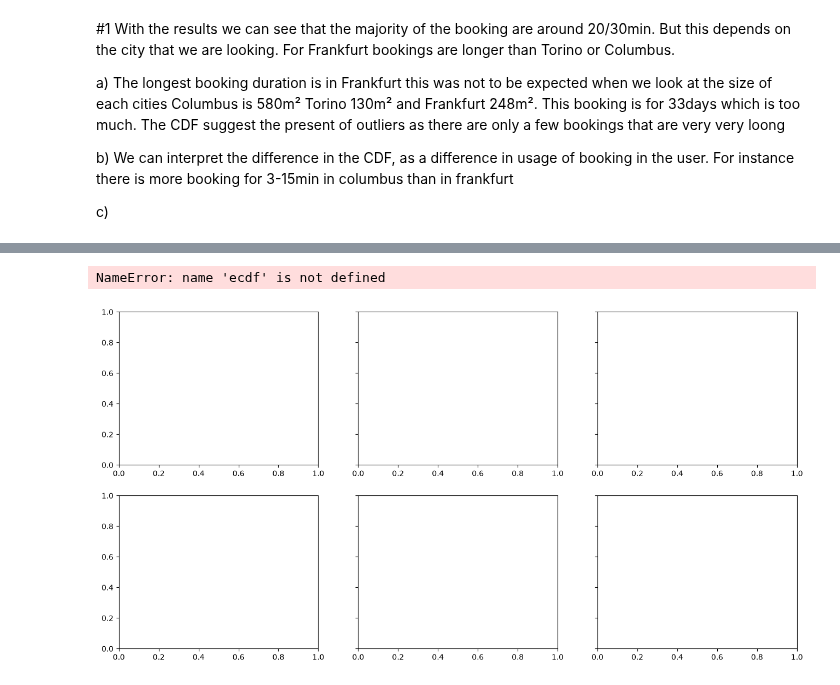
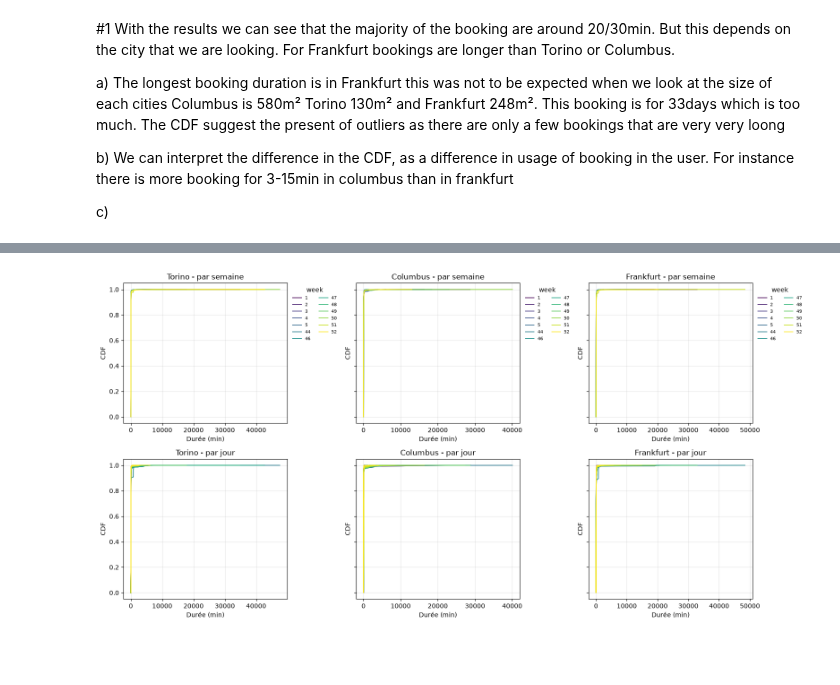
Before and after one commit to Bonbia/ICT4SM, a Jupyter notebook: TP1/AdamsNB.ipynb, the cells around one changed output, grey strips where cells are left out. Drawn from its saved outputs; the diff is of its cells as text; code cells hidden in the pictures; blank space fills up the shorter version.

```diff
--- a/TP1/AdamsNB.ipynb
+++ b/TP1/AdamsNB.ipynb
@@ -224,31 +209,44 @@ parkings_wtime = {c: load_wtime("PermanentParkings", c) for c in cities}
 # %%
 # print(bookings_wtime)
 # %%
-def plot_cdf_by(df, col, ax, title="", cmap="viridis", legend=True):
+
+def ecdf(x):
+    x = np.sort(np.asarray(x))
+    return x, np.arange(1, len(x) + 1) / len(x)
+
+
+def plot_cdf_by(df, col, ax, title="", cmap="viridis", legend=True,
+                log=False, xmax=None):
     groups = sorted(df[col].unique())
     colors = plt.get_cmap(cmap)(np.linspace(0, 1, len(groups)))
     for c, g in zip(colors, groups):
         x, y = ecdf(df.loc[df[col] == g, "duration_min"])
         ax.plot(x, y, color=c, lw=1.2, label=str(g))
-    ax.set_xscale("log")                 # les durées ont une queue très longue
+
+    if log:
+        ax.set_xscale("log")
+    elif xmax is not None:
+        ax.set_xlim(0, xmax)          # échelle linéaire, zoomée
+
     ax.set_xlabel("Durée (min)")
     ax.set_ylabel("CDF")
     ax.set_title(title)
     ax.grid(alpha=.3)
     if legend:
-        ax.legend(fontsize=7, ncol=2)
-cities = ["Torino", "Columbus", "Frankfurt"]
+        ax.legend(loc="upper left", bbox_to_anchor=(1.01, 1.0),
+                  fontsize=7, ncol=2, frameon=False,
+                  title=col)
+
+
 fig, axes = plt.subplots(2, 3, figsize=(16, 8), sharey=True)
 
 for j, city in enumerate(cities):
     df = pd.DataFrame(bookings_wtime[city])      # adapte à la structure de d
 
     plot_cdf_by(df, "week", axes[0, j], f"{city} - par semaine")
     plot_cdf_by(df, "day",  axes[1, j], f"{city} - par jour", legend=False)  # trop de jours pour une légende
 
 plt.tight_layout()
-plt.savefig("figures/cdf_weeks_days.png", dpi=200)
 plt.show()
 # %% [output]
-NameError: name 'ecdf' is not defined
-[figure, old version]
+[figure, new version]
```
Also changed, not shown: parts of 2 cells of this notebook.
